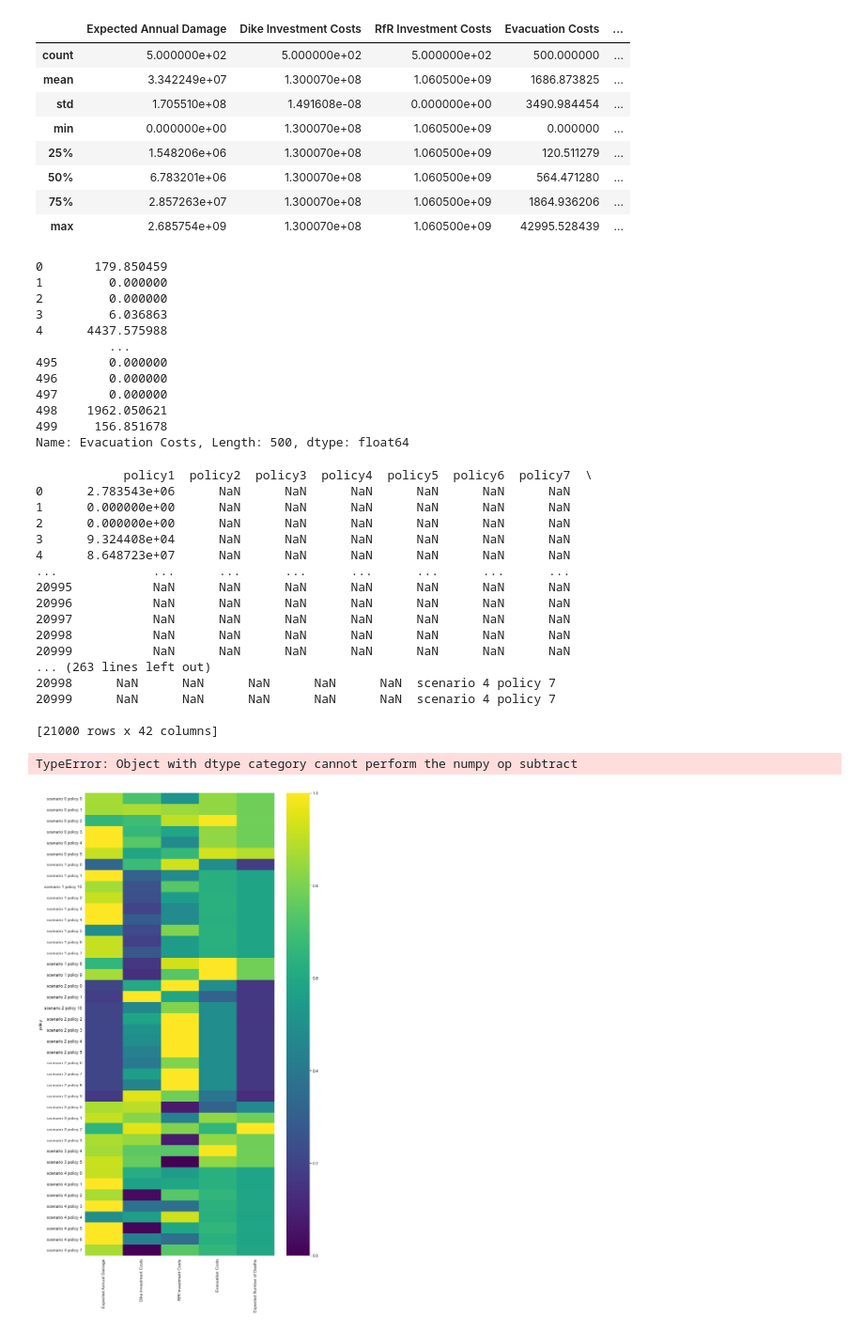
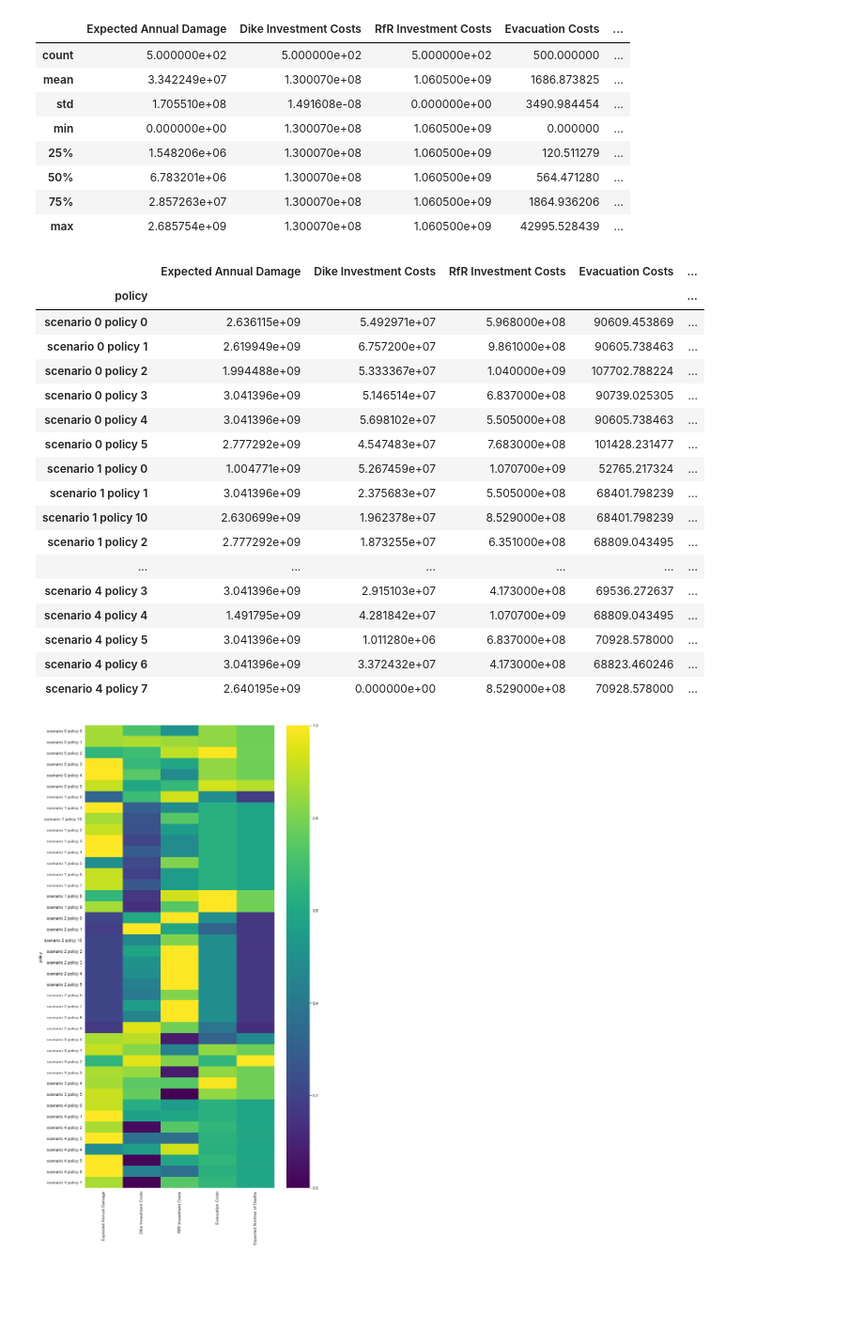
Before and after one commit to willygpv/EPA1361, a Jupyter notebook: final assignment/dike_model/Reevaluation.ipynb, the cells around one changed output. Shown at 94% size. Drawn from its saved outputs; the diff is of its cells as text; code cells hidden in the pictures; blank space fills up the shorter version.

```diff
--- a/final assignment/dike_model/Reevaluation.ipynb
+++ b/final assignment/dike_model/Reevaluation.ipynb
@@ -320,61 +323,27 @@ for outcome in dike_model.outcomes:
 
     overall_regret[outcome.name] = outcome_regret
     max_regret[outcome.name] = outcome_regret.max()
-# %%
-outcomes_reev_df['Evacuation Costs'][0: 500]
-# %% [output]
-0       179.850459
-1         0.000000
-2         0.000000
-3         6.036863
-4      4437.575988
-          ...
-495       0.000000
-496       0.000000
-497       0.000000
-498    1962.050621
-499     156.851678
-Name: Evacuation Costs, Length: 500, dtype: float64
-# %%
-# To calculate the regret we find the maximum value for each outcome under each policy with the same values for the uncertainties
-# Then, we calculate the regret and find the maximum regret to study which is the policy that has the lowest maximum regret
-outcomes_names = outcomes_reev_df.columns
-n_policies = experiments_reev['policy'].nunique()
-n_experiments = len(outcomes_reev_df)
-n_exp_pol = n_experiments/n_policies
-
-final_regret = {}
-for outcome in outcomes_names:
-    policy_dict = {}
-
-    for i in range(1, n_policies+1):
-        # We first find the maximum value for each outcome under all policies
-        policy_row = outcomes_reev_df[outcome][int(n_exp_pol*(i-1)): int(n_exp_pol*i)]
-        policy_dict['policy'+f"{i}"] = policy_row
-    policy_df = pd.DataFrame.from_dict(policy_dict)
-    print(policy_df)
-    maxValuesObj = policy_df.max(axis=1)
-    regret_row = abs(policy_df.sub(maxValuesObj, axis='index'))
-    final_regret[outcome] = regret_row.max()
-# %% [output]
-            policy1  policy2  policy3  policy4  policy5  policy6  policy7  \
-0      2.783543e+06      NaN      NaN      NaN      NaN      NaN      NaN
-1      0.000000e+00      NaN      NaN      NaN      NaN      NaN      NaN
-2      0.000000e+00      NaN      NaN      NaN      NaN      NaN      NaN
-3      9.324408e+04      NaN      NaN      NaN      NaN      NaN      NaN
-4      8.648723e+07      NaN      NaN      NaN      NaN      NaN      NaN
-...             ...      ...      ...      ...      ...      ...      ...
-20995           NaN      NaN      NaN      NaN      NaN      NaN      NaN
-20996           NaN      NaN      NaN      NaN      NaN      NaN      NaN
-20997           NaN      NaN      NaN      NaN      NaN      NaN      NaN
-20998           NaN      NaN      NaN      NaN      NaN      NaN      NaN
-20999           NaN      NaN      NaN      NaN      NaN      NaN      NaN
-... (263 lines left out)
-20998      NaN      NaN      NaN      NaN      NaN  scenario 4 policy 7
-20999      NaN      NaN      NaN      NaN      NaN  scenario 4 policy 7
-
-[21000 rows x 42 columns]
-TypeError: Object with dtype category cannot perform the numpy op subtract
+# %%
+max_regret
+# %% [output]
+|  | Expected Annual Damage | Dike Investment Costs | RfR Investment Costs | Evacuation Costs | ... |
+| policy |  |  |  |  | ... |
+| scenario 0 policy 0 | 2.636115e+09 | 5.492971e+07 | 5.968000e+08 | 90609.453869 | ... |
+| scenario 0 policy 1 | 2.619949e+09 | 6.757200e+07 | 9.861000e+08 | 90605.738463 | ... |
+| scenario 0 policy 2 | 1.994488e+09 | 5.333367e+07 | 1.040000e+09 | 107702.788224 | ... |
+| scenario 0 policy 3 | 3.041396e+09 | 5.146514e+07 | 6.837000e+08 | 90739.025305 | ... |
+| scenario 0 policy 4 | 3.041396e+09 | 5.698102e+07 | 5.505000e+08 | 90605.738463 | ... |
+| scenario 0 policy 5 | 2.777292e+09 | 4.547483e+07 | 7.683000e+08 | 101428.231477 | ... |
+| scenario 1 policy 0 | 1.004771e+09 | 5.267459e+07 | 1.070700e+09 | 52765.217324 | ... |
+| scenario 1 policy 1 | 3.041396e+09 | 2.375683e+07 | 5.505000e+08 | 68401.798239 | ... |
+| scenario 1 policy 10 | 2.630699e+09 | 1.962378e+07 | 8.529000e+08 | 68401.798239 | ... |
+| scenario 1 policy 2 | 2.777292e+09 | 1.873255e+07 | 6.351000e+08 | 68809.043495 | ... |
+| ... | ... | ... | ... | ... | ... |
+| scenario 4 policy 3 | 3.041396e+09 | 2.915103e+07 | 4.173000e+08 | 69536.272637 | ... |
+| scenario 4 policy 4 | 1.491795e+09 | 4.281842e+07 | 1.070700e+09 | 68809.043495 | ... |
+| scenario 4 policy 5 | 3.041396e+09 | 1.011280e+06 | 6.837000e+08 | 70928.578000 | ... |
+| scenario 4 policy 6 | 3.041396e+09 | 3.372432e+07 | 4.173000e+08 | 68823.460246 | ... |
+| scenario 4 policy 7 | 2.640195e+09 | 0.000000e+00 | 8.529000e+08 | 70928.578000 | ... |
 # %%
 max_regret = pd.DataFrame(max_regret)
 
```
Also changed, not shown: parts of 18 cells of this notebook, 12 other files.
